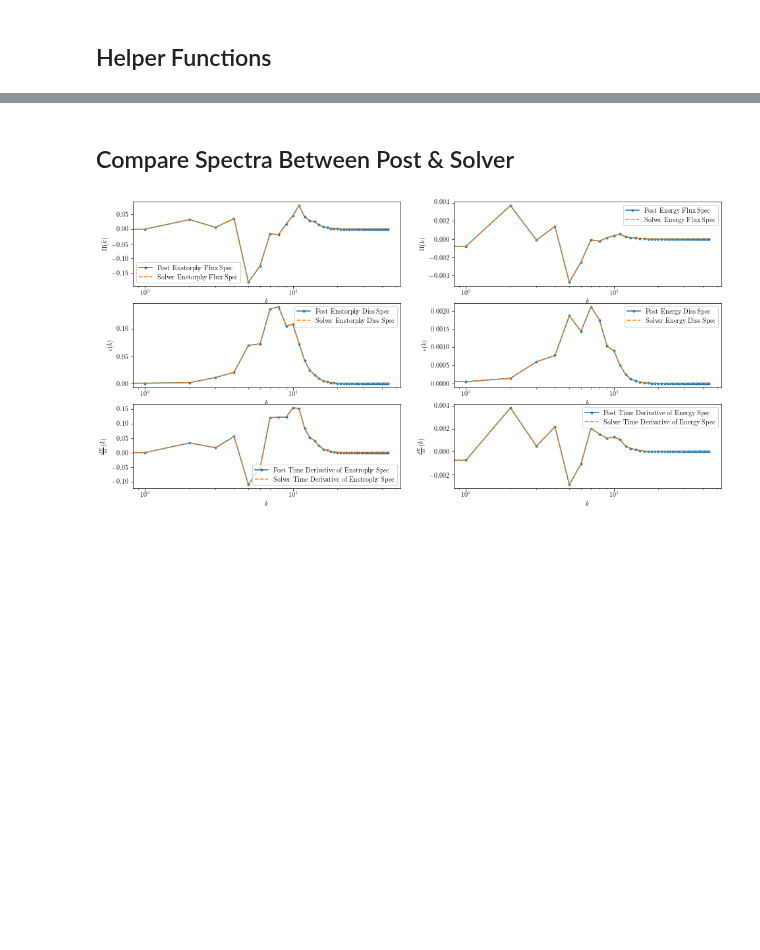
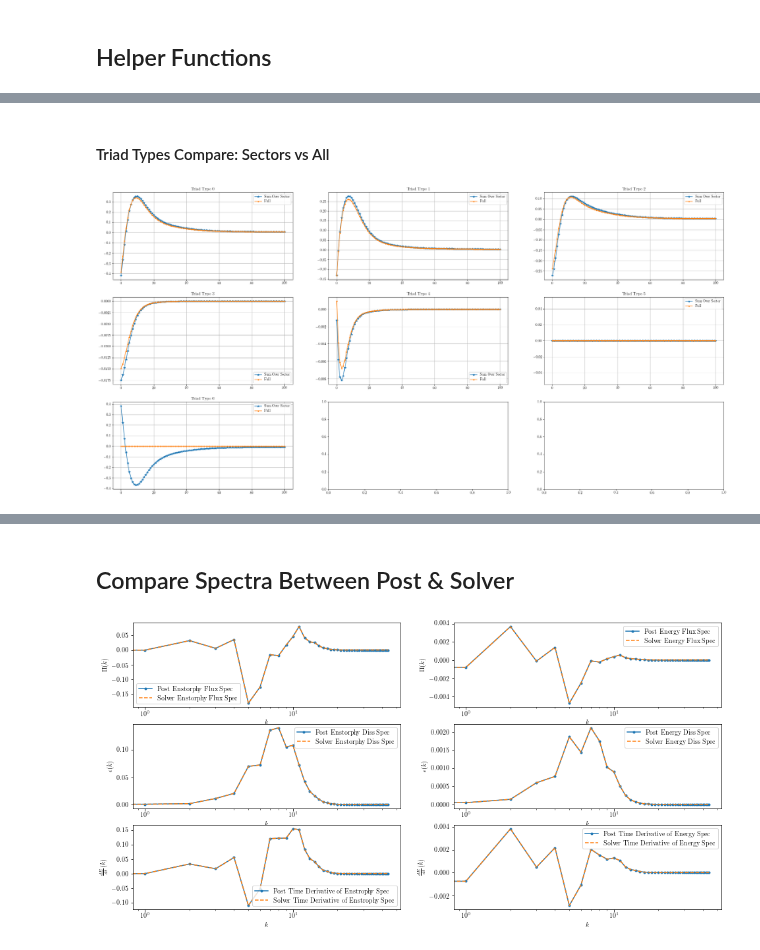
Before and after one commit to EndCar808/2D-Navier-Stokes, a Jupyter notebook: Plotting/CompareFluxes.ipynb, the cells around one changed output, grey strips where cells are left out. Saved outputs shown, nothing was run; the diff lists cells and outputs as text; code cells hidden in the pictures; blank space fills up the shorter version.

```diff
--- a/Plotting/CompareFluxes.ipynb
+++ b/Plotting/CompareFluxes.ipynb
@@ -57,0 +123,20 @@ def spectra_accum(spec):
+# %% [markdown]
+#### Triad Types Compare: Sectors vs All
+# %%
+fig = plt.figure(figsize = (32, 16))
+gs  = GridSpec(3, 3)
+ax1 = []
+for i in range(3):
+    for j in range(3):
+        ax1.append(fig.add_subplot(gs[i, j]))
+for i in range(post_data.enst_flux_per_sec.shape[1]):
+    ax1[i].plot(np.sum(post_data.enst_flux_per_sec[:, i, :], axis = -1) * const_fac * norm_fac * (2.4414e-4) * (1.5e-2) , '*-')
+    ax1[i].plot(post_data.enst_flux_test[:, i] * const_fac * norm_fac * (2.4414e-4), '.-')
+    ax1[i].set_title(r"Triad Type {}".format(i))
+#     ax1[i].set_xlim(-1, 20)
+    ax1[i].legend([r"Sum Over Sector", r"Full"])
+    ax1[i].grid()
+
+plt.show()
+# %% [output]
+[figure, added]
```
Also changed, not shown: parts of 24 cells of this notebook, 6 other files.
